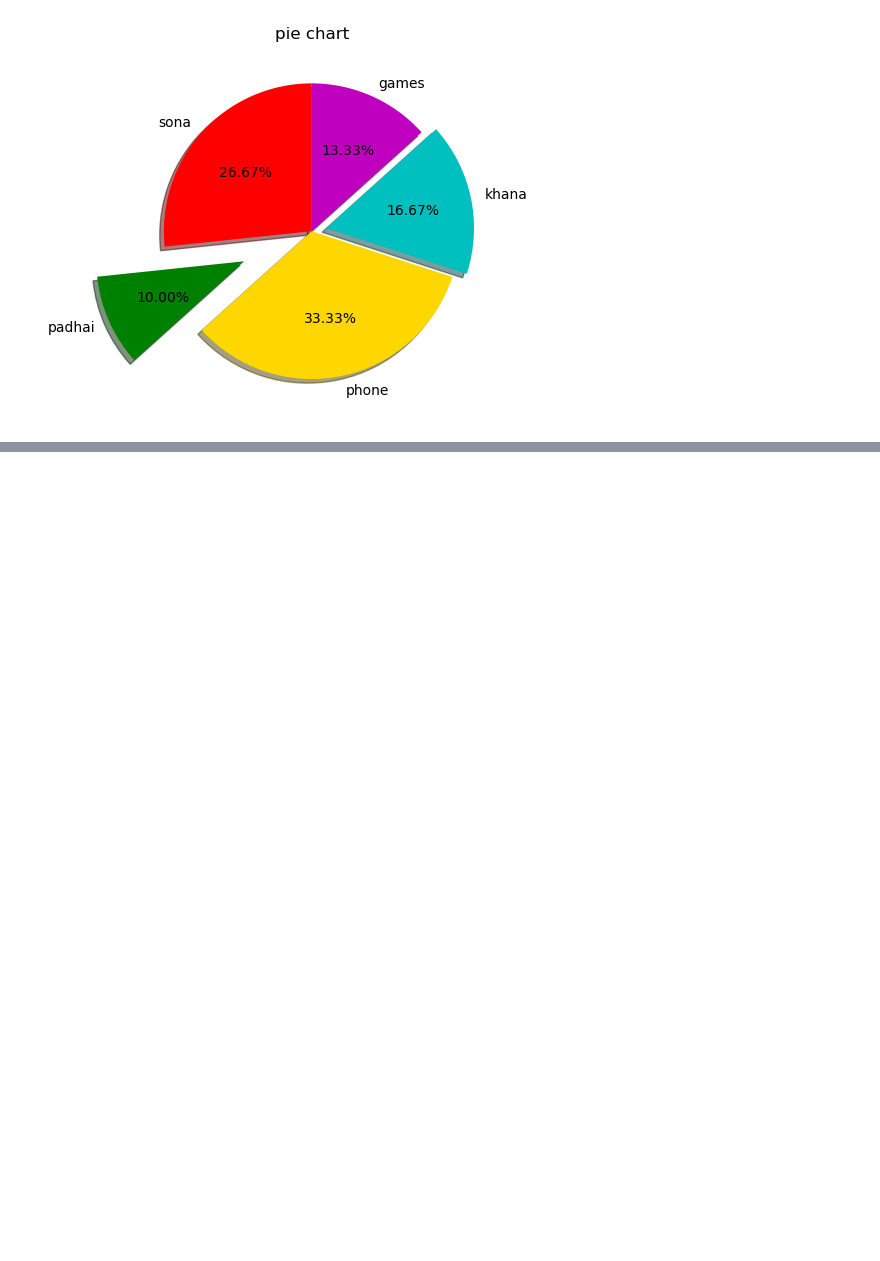
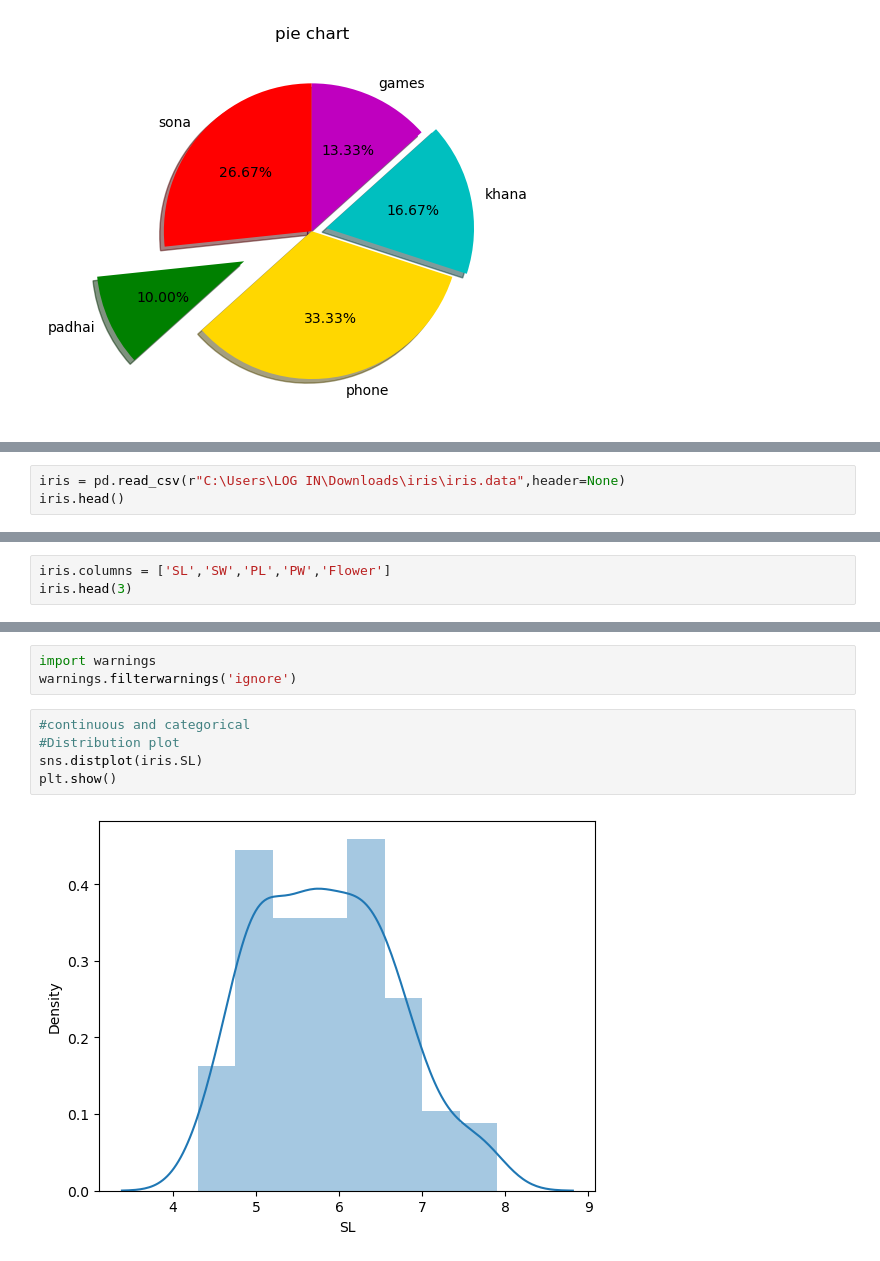
Before and after one commit to musharafaltaf/anacondaPractice, a Jupyter notebook: numpyexample.ipynb, the cells around one changed output, grey strips where cells are left out. Drawn from its saved outputs; the diff is of its cells as text; blank space fills up the shorter version.

```diff
--- a/numpyexample.ipynb
+++ b/numpyexample.ipynb
@@ -1442,0 +1455,3 @@ plt.show()
+# %%
+iris = pd.read_csv(r"C:\Users\LOG IN\Downloads\iris\iris.data",header=None)
+iris.head()
@@ -1442,0 +1465,3 @@ plt.show()
+# %%
+iris.columns = ['SL','SW','PL','PW','Flower']
+iris.head(3)
@@ -1442,0 +1506,10 @@ plt.show()
+# %%
+import warnings
+warnings.filterwarnings('ignore')
+# %%
+#continuous and categorical
+#Distribution plot
+sns.distplot(iris.SL)
+plt.show()
+# %% [output]
+[figure, added]
```
Also changed, not shown: parts of 7 cells of this notebook.
